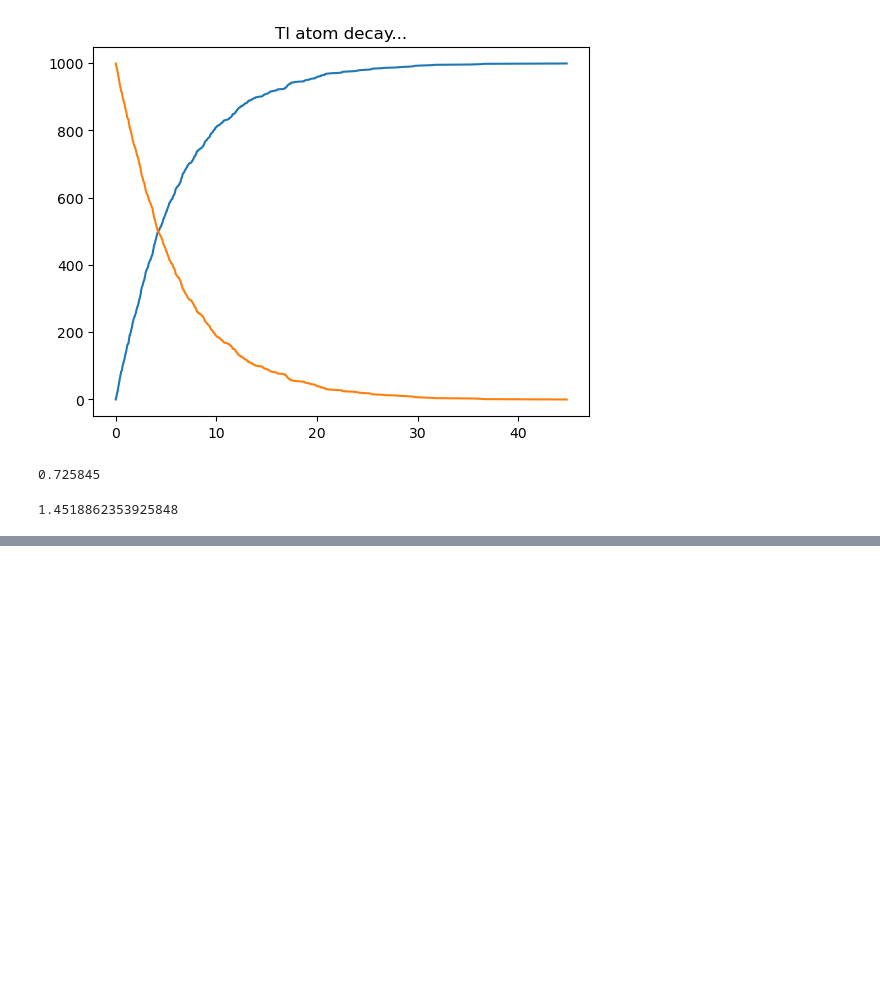
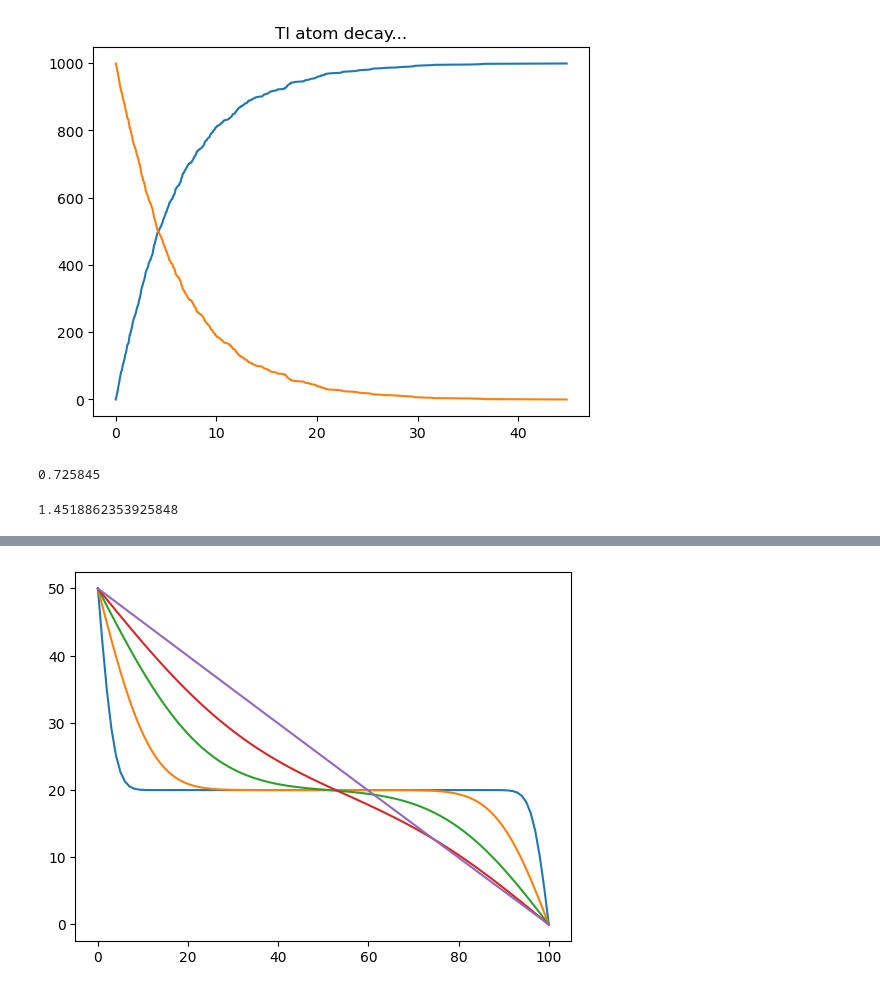
Before and after one commit to ImJayCup/ASTR78100-JacobYuzovitskiy, a Jupyter notebook: Astro78100.ipynb, the cells around one changed output, grey strips where cells are left out. Cells and saved outputs as stored; diff of their text form; code cells hidden in the pictures; blank space fills up the shorter version.

```diff
--- a/Astro78100.ipynb
+++ b/Astro78100.ipynb
@@ -315,0 +469,41 @@ print(integral)
+# %%
+from numpy import empty
+from matplotlib import pyplot as plt
+from matplotlib.pyplot import plot
+
+L = 0.01
+D = 4.25e-6 #m^-2
+N = 100
+a = L/N
+h = 1e-4
+
+eps = h/1000
+
+Tlo = 0
+Tmid = 20
+Thi = 50
+
+t = [0.01, 0.1, 0.4, 1.0, 10.0]
+tend = t[-1] + eps
+
+T = empty(N+1, float)
+Tp = empty(N+1, float)
+T[0] = Thi
+T[N] = Tlo
+T[1:N] = Tmid
+
+t0 = 0.0
+c = h * D / (a**2)
+
+while t0 < tend:
+    for i in range(1, N):
+        Tp[i] = T[i] + c * (T[i+1] + T[i-1] - 2 * T[i])
+    T, Tp = Tp, T
+    t0 += h
+
+    if any(abs(t0 - ti) < eps for ti in t):
+        plot(T)
+
+plt.show()
+# %% [output]
+[figure, added]
```
Also changed, not shown: parts of 8 cells of this notebook, 1 other file.
